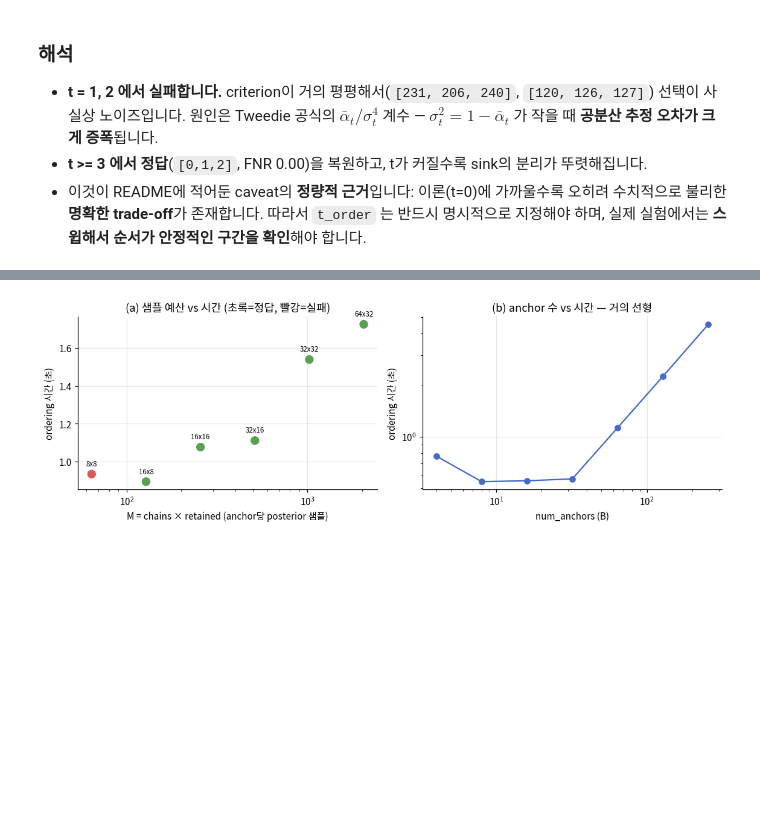
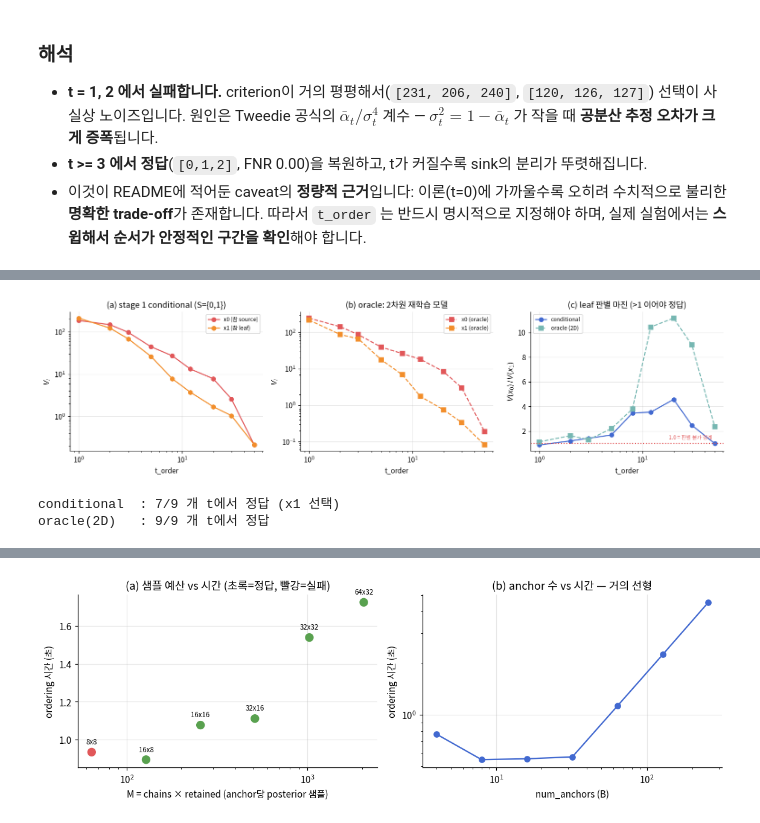
Before and after one commit to hkkwon0922/nonparametric_graphical_diffusion, a Jupyter notebook: main.ipynb, the cells around one changed output, grey strips where cells are left out. Drawn from its saved outputs; the diff is of its cells as text; code cells hidden in the pictures; blank space fills up the shorter version.

```diff
--- a/main.ipynb
+++ b/main.ipynb
@@ -231,0 +295,43 @@ for r in ts:
+# %%
+c_cond = np.array([r["criterion"] for r in s1c])   # (T, 2)
+c_orac = np.array([r["criterion"] for r in s1o])
+
+fig, axes = plt.subplots(1, 3, figsize=(14, 3.8))
+
+# (a) conditional criterion
+ax = axes[0]
+ax.plot(t1, c_cond[:, 0], "o-", color="#e15759", label="x0 (참 source)")
+ax.plot(t1, c_cond[:, 1], "o-", color="#f28e2b", label="x1 (참 leaf)")
+ax.set_xscale("log"); ax.set_yscale("log")
+ax.set_xlabel("t_order"); ax.set_ylabel(r"$V_i$")
+ax.set_title("(a) stage 1 conditional (S={0,1})"); ax.legend(fontsize=8)
+
+# (b) oracle 2D model
+ax = axes[1]
+ax.plot(t1, c_orac[:, 0], "s--", color="#e15759", label="x0 (oracle)")
+ax.plot(t1, c_orac[:, 1], "s--", color="#f28e2b", label="x1 (oracle)")
+ax.set_xscale("log"); ax.set_yscale("log")
+ax.set_xlabel("t_order"); ax.set_ylabel(r"$V_i$")
+ax.set_title("(b) oracle: 2차원 재학습 모델"); ax.legend(fontsize=8)
+
+# (c) leaf margin: V(x0)/V(x1) > 1 이면 x1(정답)이 선택됨
+ax = axes[2]
+ax.plot(t1, c_cond[:, 0] / c_cond[:, 1], "o-", color="#4269d0", label="conditional")
+ax.plot(t1, c_orac[:, 0] / c_orac[:, 1], "s--", color="#76b7b2", label="oracle (2D)")
+ax.axhline(1.0, color="#e15759", ls=":", lw=1.5)
+ax.annotate("1.0 = 판별 불가 경계", xy=(t1[-1], 1.0), xytext=(-4, 6),
+            textcoords="offset points", ha="right", color="#e15759", fontsize=7.5)
+ax.set_xscale("log"); ax.set_xlabel("t_order")
+ax.set_ylabel(r"$V(x_0)\,/\,V(x_1)$")
+ax.set_title("(c) leaf 판별 마진 (>1 이어야 정답)"); ax.legend(fontsize=8)
+
+fig.tight_layout(); plt.show()
+
+nc = sum(r["correct"] for r in s1c)
+no = sum(r["correct"] for r in s1o)
+print(f"conditional  : {nc}/{len(s1c)} 개 t에서 정답 (x1 선택)")
+print(f"oracle(2D)   : {no}/{len(s1o)} 개 t에서 정답")
+# %% [output]
+[figure, added]
+conditional  : 7/9 개 t에서 정답 (x1 선택)
+oracle(2D)   : 9/9 개 t에서 정답
```
Also changed, not shown: parts of 11 cells of this notebook, 3 other files.
